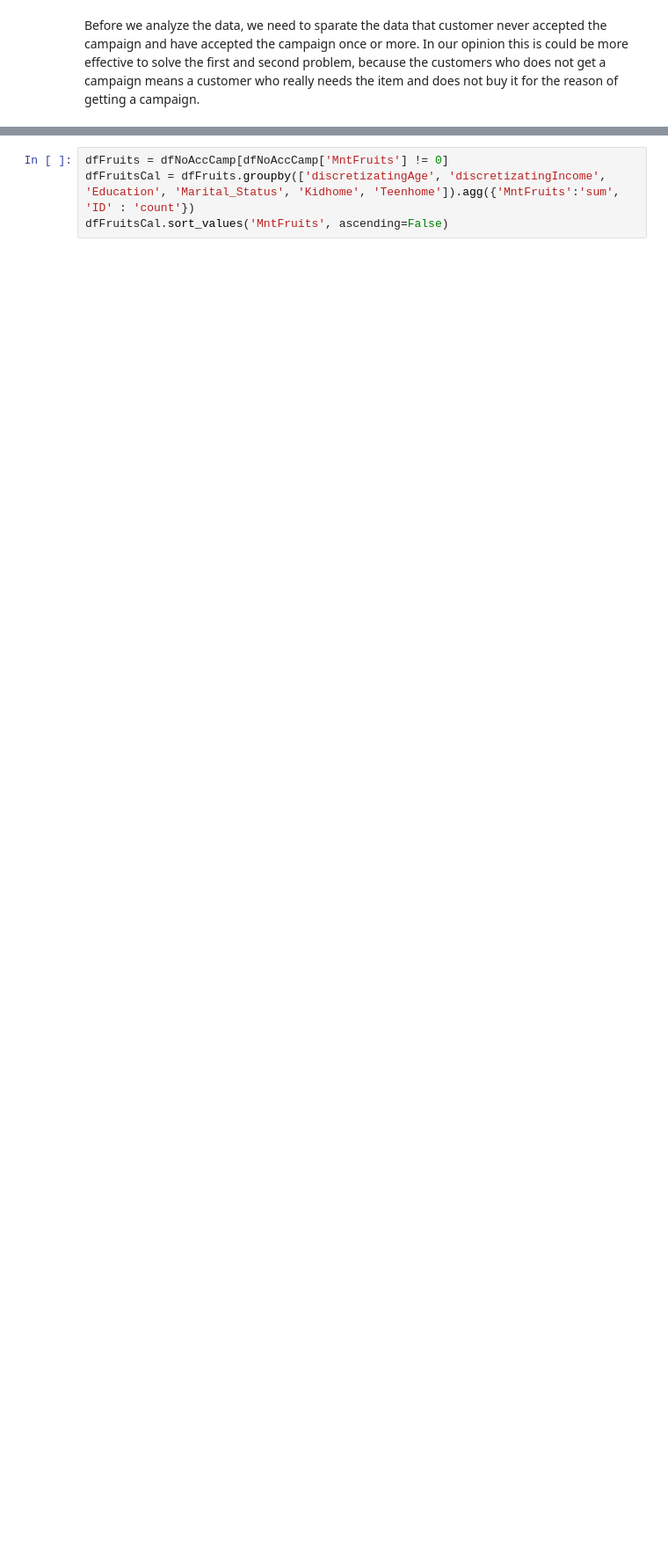
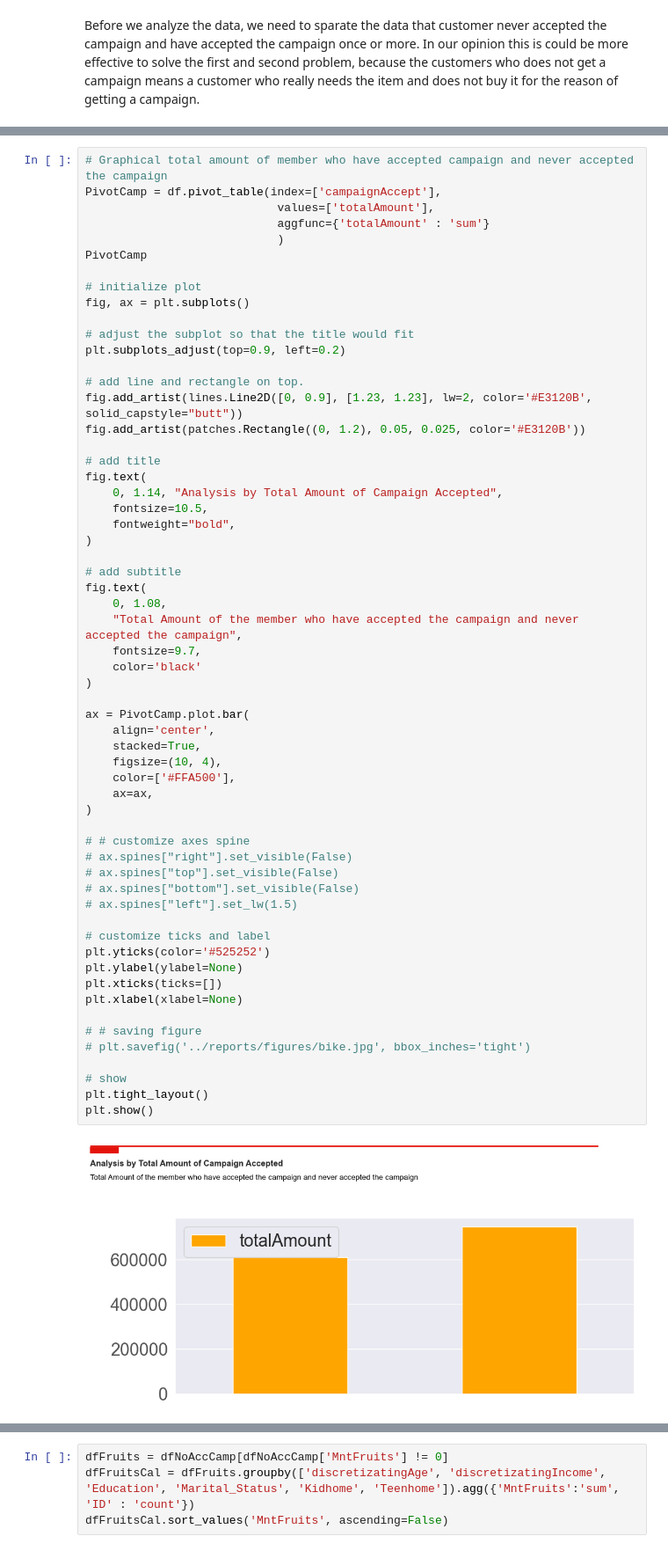
Before and after one commit to fdkurnianto/CapstoneProject2, a Jupyter notebook: notebooks/DataAnalytics.ipynb, the cells around one changed output, grey strips where cells are left out. Shown at 88% size. Saved outputs shown, nothing was run; the diff lists cells and outputs as text; blank space fills up the shorter version.

```diff
--- a/notebooks/DataAnalytics.ipynb
+++ b/notebooks/DataAnalytics.ipynb
@@ -98,0 +153,61 @@ Name: count, dtype: int64
+# %%
+# Graphical total amount of member who have accepted campaign and never accepted the campaign
+PivotCamp = df.pivot_table(index=['campaignAccept'],
+                            values=['totalAmount'],
+                            aggfunc={'totalAmount' : 'sum'}
+                            )
+PivotCamp
+
+# initialize plot
+fig, ax = plt.subplots()
+
+# adjust the subplot so that the title would fit
+plt.subplots_adjust(top=0.9, left=0.2)
+
+# add line and rectangle on top.
+fig.add_artist(lines.Line2D([0, 0.9], [1.23, 1.23], lw=2, color='#E3120B', solid_capstyle="butt"))
+fig.add_artist(patches.Rectangle((0, 1.2), 0.05, 0.025, color='#E3120B'))
+
+# add title
+fig.text(
+    0, 1.14, "Analysis by Total Amount of Campaign Accepted",
+    fontsize=10.5,
+    fontweight="bold",
+)
+
+# add subtitle
+fig.text(
+    0, 1.08,
+    "Total Amount of the member who have accepted the campaign and never accepted the campaign",
+    fontsize=9.7,
+    color='black'
+)
+
+ax = PivotCamp.plot.bar(
+    align='center',
+    stacked=True,
+    figsize=(10, 4),
+    color=['#FFA500'],
+    ax=ax,
+)
+
+# # customize axes spine
+# ax.spines["right"].set_visible(False)
+# ax.spines["top"].set_visible(False)
+# ax.spines["bottom"].set_visible(False)
+# ax.spines["left"].set_lw(1.5)
+
+# customize ticks and label
+plt.yticks(color='#525252')
+plt.ylabel(ylabel=None)
+plt.xticks(ticks=[])
+plt.xlabel(xlabel=None)
+
+# # saving figure
+# plt.savefig('../reports/figures/bike.jpg', bbox_inches='tight')
+
+# show
+plt.tight_layout()
+plt.show()
+# %% [output]
+[figure, added]
```
Also changed, not shown: parts of 34 cells of this notebook, 3 other files.
